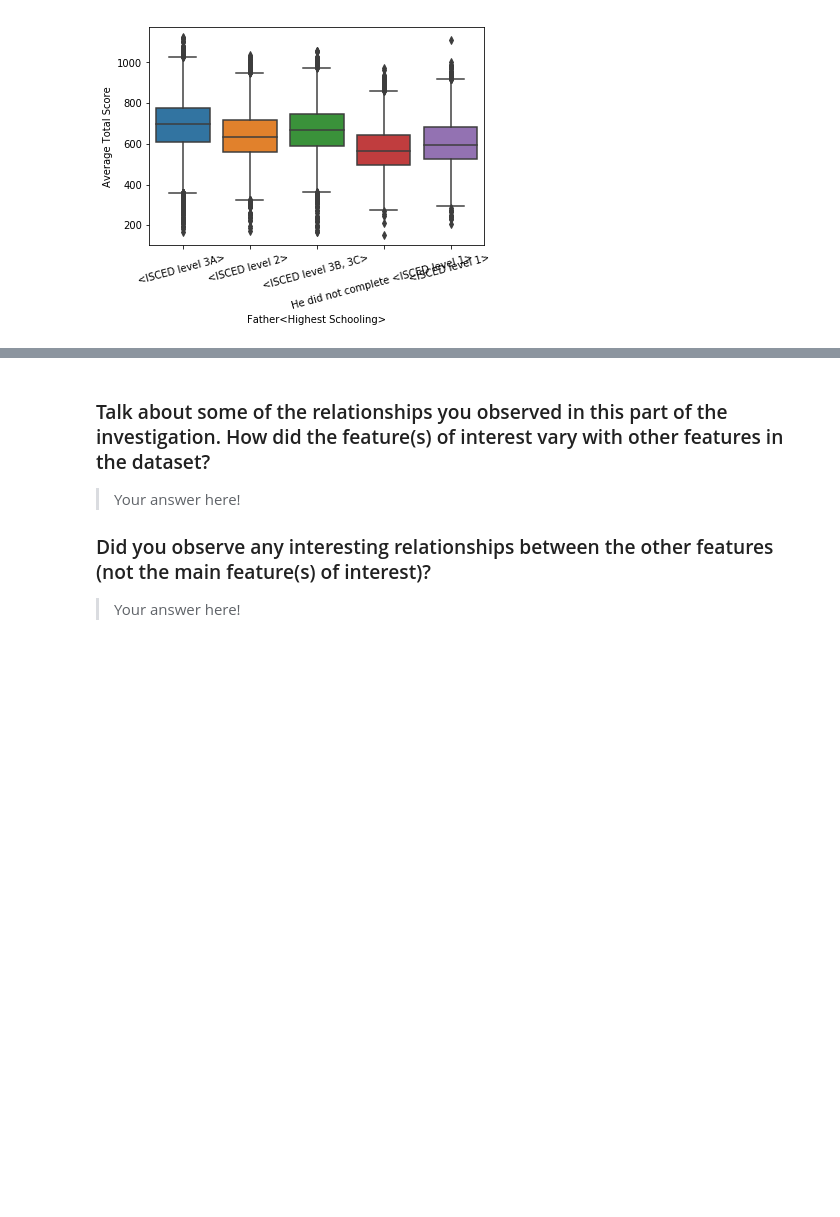
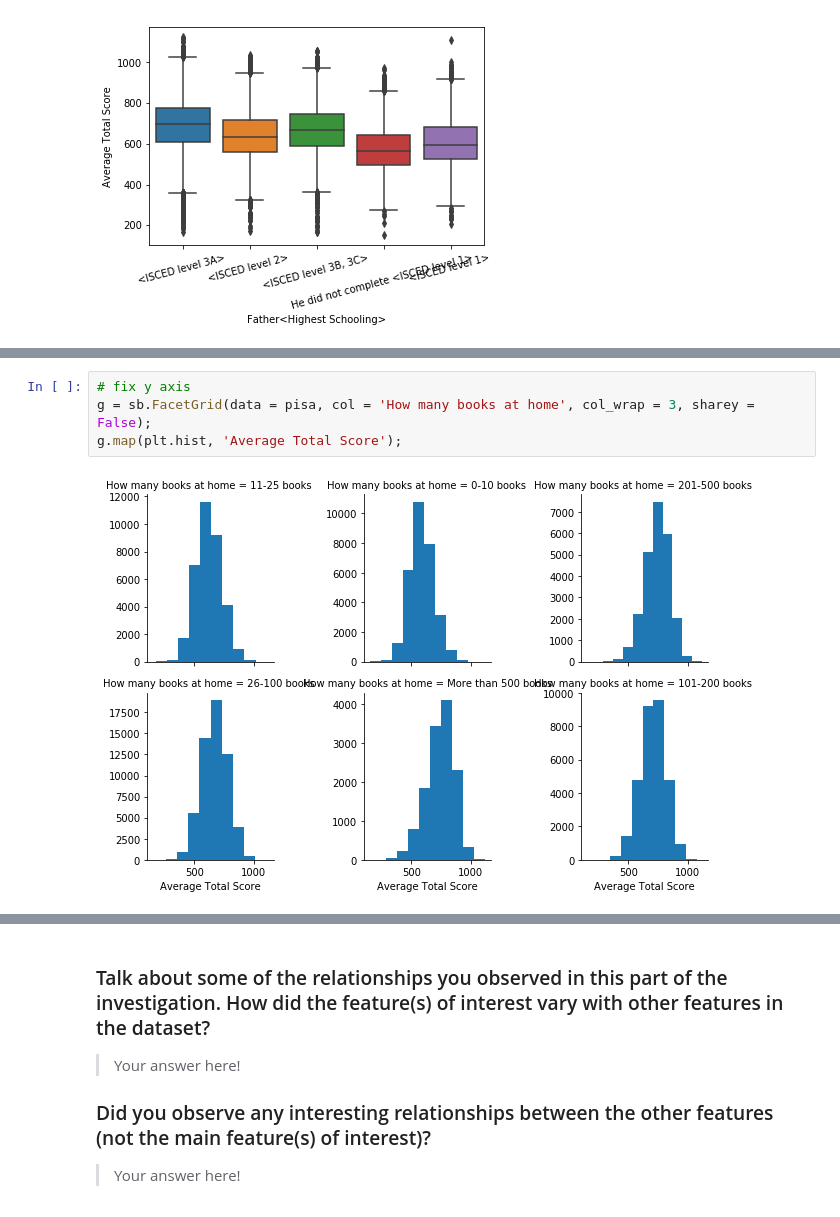
Before and after one commit to Dyke-F/Pisa-Data-Analysis, a Jupyter notebook: pisa_exploration.ipynb, the cells around one changed output, grey strips where cells are left out. Cells and saved outputs as stored; diff of their text form; blank space fills up the shorter version.

```diff
--- a/pisa_exploration.ipynb
+++ b/pisa_exploration.ipynb
@@ -400,0 +411,6 @@ plt.xticks(rotation = 15);
+# %%
+# fix y axis
+g = sb.FacetGrid(data = pisa, col = 'How many books at home', col_wrap = 3, sharey = False);
+g.map(plt.hist, 'Average Total Score');
+# %% [output]
+[figure, added]
```
Also changed, not shown: parts of 8 cells of this notebook.
